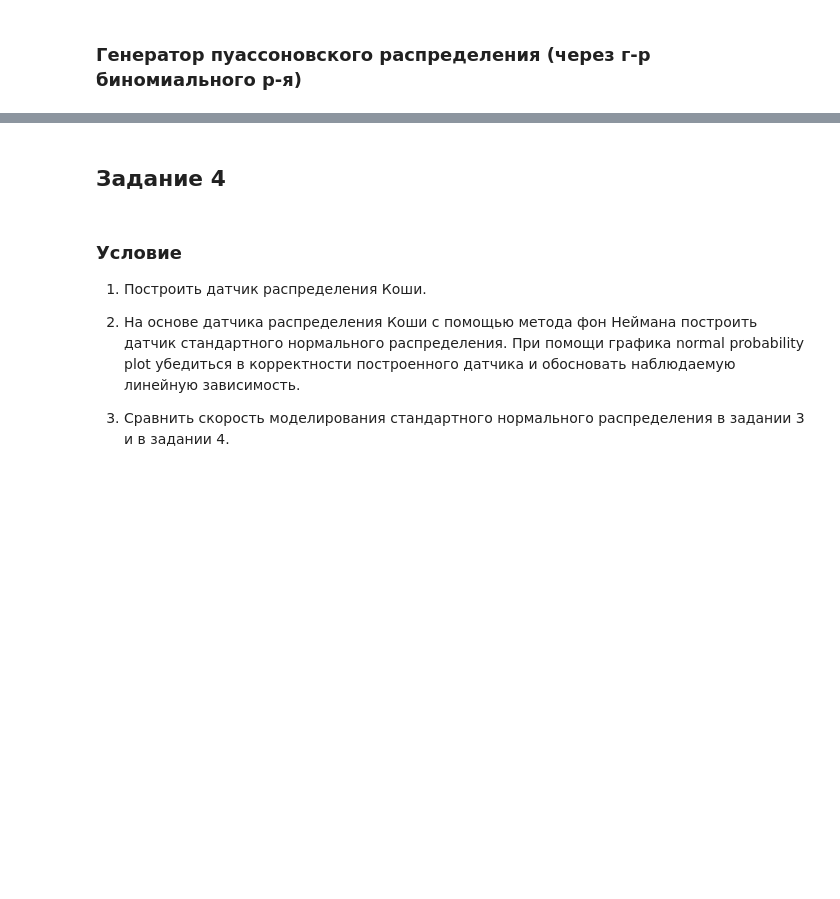
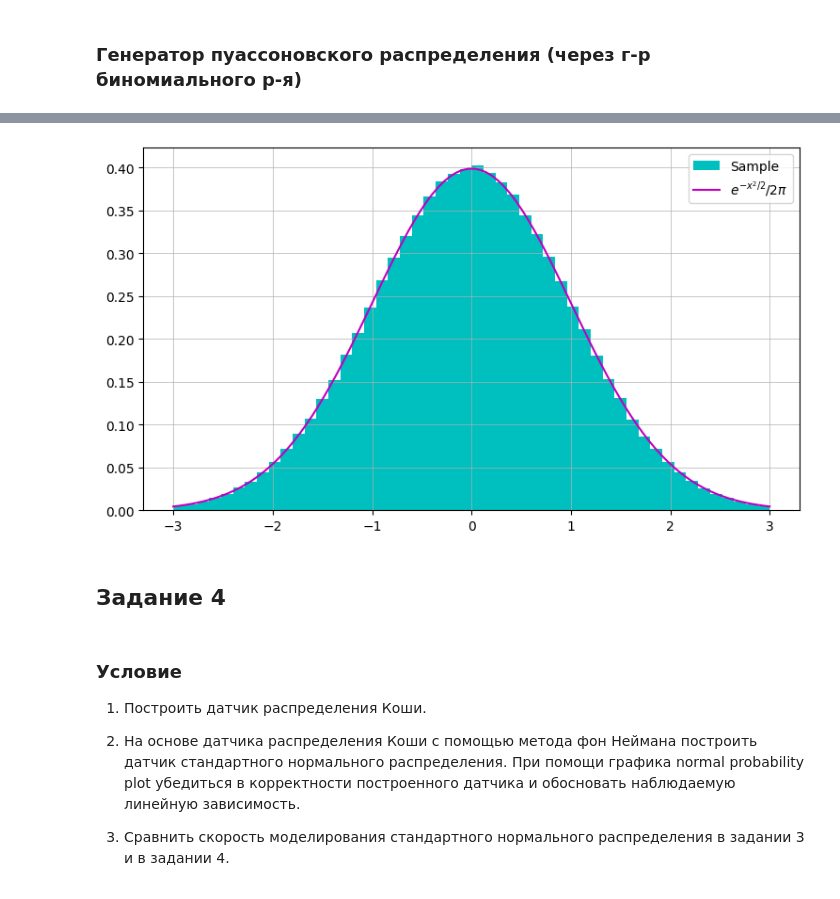
Before and after one commit to arinenn/stochastic_practicum, a Jupyter notebook: stochastic_practicum_first.ipynb, the cells around one changed output, grey strips where cells are left out. Cells and saved outputs as stored; diff of their text form; code cells hidden in the pictures; blank space fills up the shorter version.

```diff
--- a/stochastic_practicum_first.ipynb
+++ b/stochastic_practicum_first.ipynb
@@ -968,3 +994,37 @@ plt.show()
+# %%
+def rand_stand_norm_expo(*args):
+    omega = rand_exponential(0.5, *args)
+    alpha = 2 * np.pi * np.random.rand(*args)
+    return np.sqrt(omega) * np.cos(alpha)
+
+def rand_stand_norm_pair(*args):
+    result = np.zeros(2)
+    omega = rand_exponential(0.5, *args)
+    alpha = 2 * np.pi * np.random.rand(*args)
+    result[0] = np.sqrt(omega) * np.cos(alpha)
+    result[1] = np.sqrt(omega) * np.sin(alpha)
+    return result
+# %%
+N = 10**6
+mu = 0
+sigma = 1
+n_points = 100
+# %%
+sample_norm = rand_stand_norm_expo(N)
+# %%
+grid = np.linspace(mu - 3*sigma, mu + 3*sigma, n_points)
+
+fig = plt.figure(figsize=(9,5))
+ax = plt.axes()
+ax.grid('minor', linewidth=0.5)
+
+ax.hist(sample_norm, bins=50, density=True, range=(mu - 3*sigma, mu + 3*sigma), color='c', label='Sample')
+ax.plot(grid, norm.pdf(grid, loc=mu, scale=sigma), color='m', label='$e^{-x^2/2}/2\pi$')
+
+plt.legend()
+plt.show()
+# %% [output]
+[figure, added]
 # %% [markdown]
 ## Задание 4
 # %% [markdown]
```
Also changed, not shown: parts of 24 cells of this notebook.
